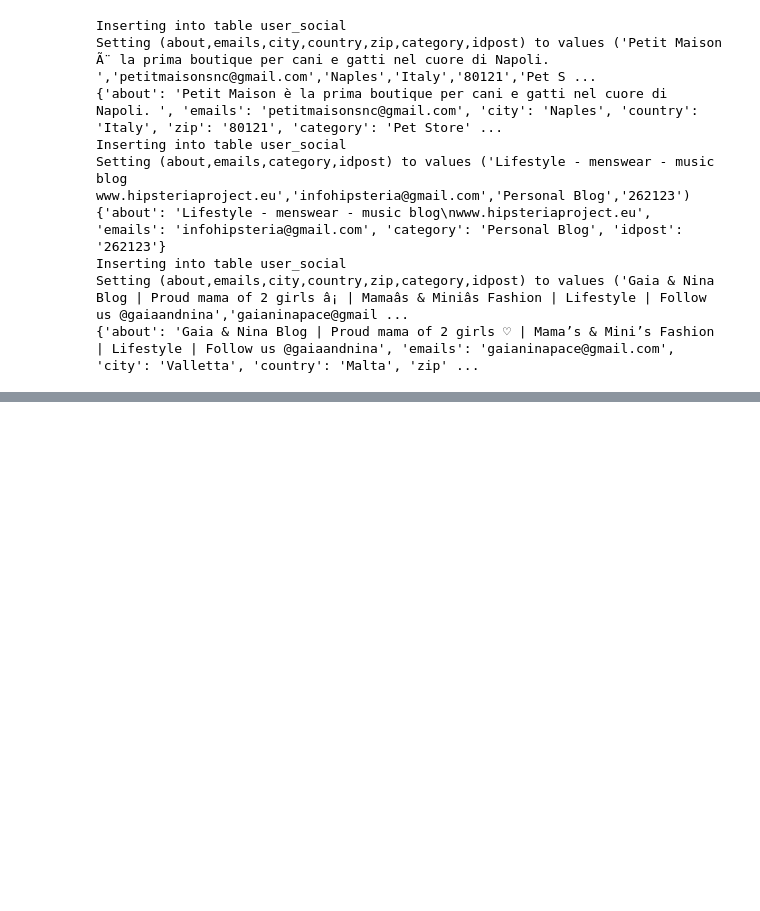
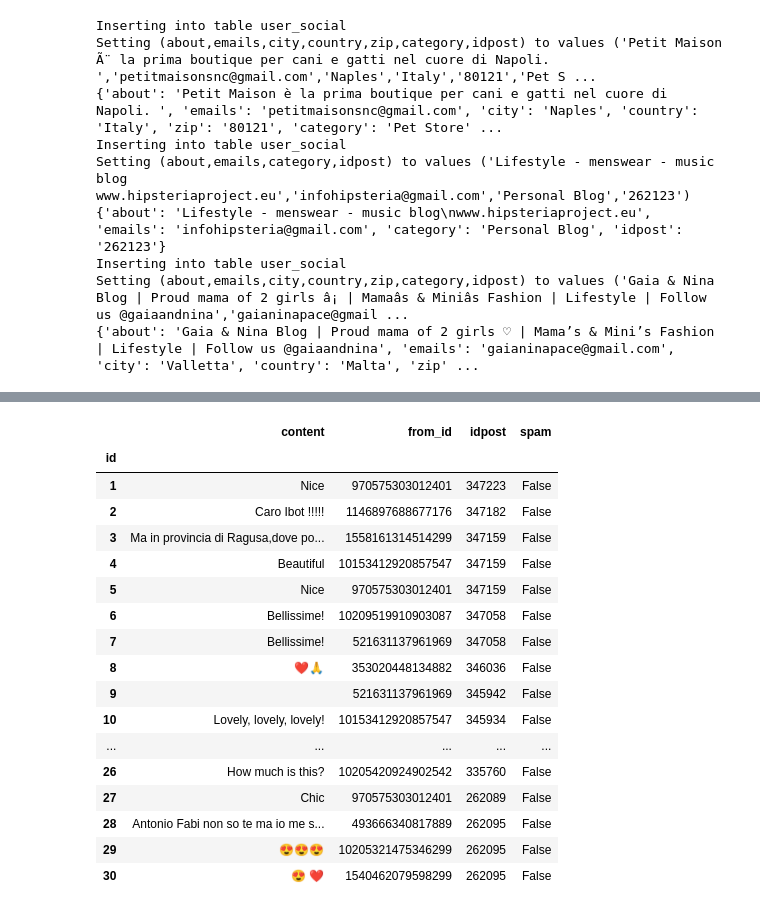
Before and after one commit to Pavle992/Thesis, a Jupyter notebook: SentimentAnalysis/2-UserClusters/Proba.ipynb, the cells around one changed output, grey strips where cells are left out. Saved outputs shown, nothing was run; the diff lists cells and outputs as text; code cells hidden in the pictures; blank space fills up the shorter version.

Commit message:
Spam detection function created and tested in proba notebook

```diff
--- a/SentimentAnalysis/2-UserClusters/Proba.ipynb
+++ b/SentimentAnalysis/2-UserClusters/Proba.ipynb
@@ -108,0 +94,8 @@ KeyboardInterrupt:
+# %%
+def checkSpam(commentText):
+    spam_pattern = "http[s]?://(?:[a-zA-Z]|[0-9]|[$-_@.&+]|[!*\(\),]|(?:%[0-9a-fA-F][0-9a-fA-F]))+"
+    result = re.findall(spam_pattern, commentText)
+    if len(result) == 0:
+        return False
+    else:
+        return True
@@ -108,0 +131,22 @@ KeyboardInterrupt:
+# %%
+results['spam'] = results[' content'].apply(lambda x: checkSpam(x))
+results.head(30)
+# %% [output]
+|  | content | from_id | idpost | spam |
+| id |  |  |  |  |
+| 1 | Nice | 970575303012401 | 347223 | False |
+| 2 | Caro Ibot !!!!! | 1146897688677176 | 347182 | False |
+| 3 | Ma in provincia di Ragusa,dove po... | 1558161314514299 | 347159 | False |
+| 4 | Beautiful | 10153412920857547 | 347159 | False |
+| 5 | Nice | 970575303012401 | 347159 | False |
+| 6 | Bellissime! | 10209519910903087 | 347058 | False |
+| 7 | Bellissime! | 521631137961969 | 347058 | False |
+| 8 | ❤️🙏 | 353020448134882 | 346036 | False |
+| 9 |  | 521631137961969 | 345942 | False |
+| 10 | Lovely, lovely, lovely! | 10153412920857547 | 345934 | False |
+| ... | ... | ... | ... | ... |
+| 26 | How much is this? | 10205420924902542 | 335760 | False |
+| 27 | Chic | 970575303012401 | 262089 | False |
+| 28 | Antonio Fabi non so te ma io me s... | 493666340817889 | 262095 | False |
+| 29 | 😍😍😍 | 10205321475346299 | 262095 | False |
+| 30 | 😍 ❤ | 1540462079598299 | 262095 | False |
```
Also changed, not shown: parts of 9 cells of this notebook, 1 other file.
